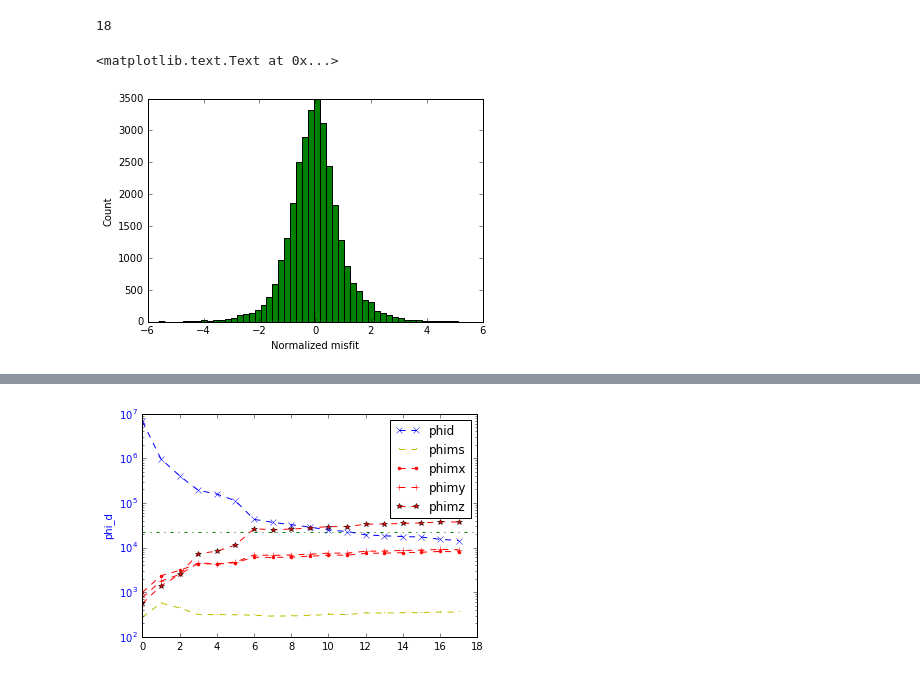
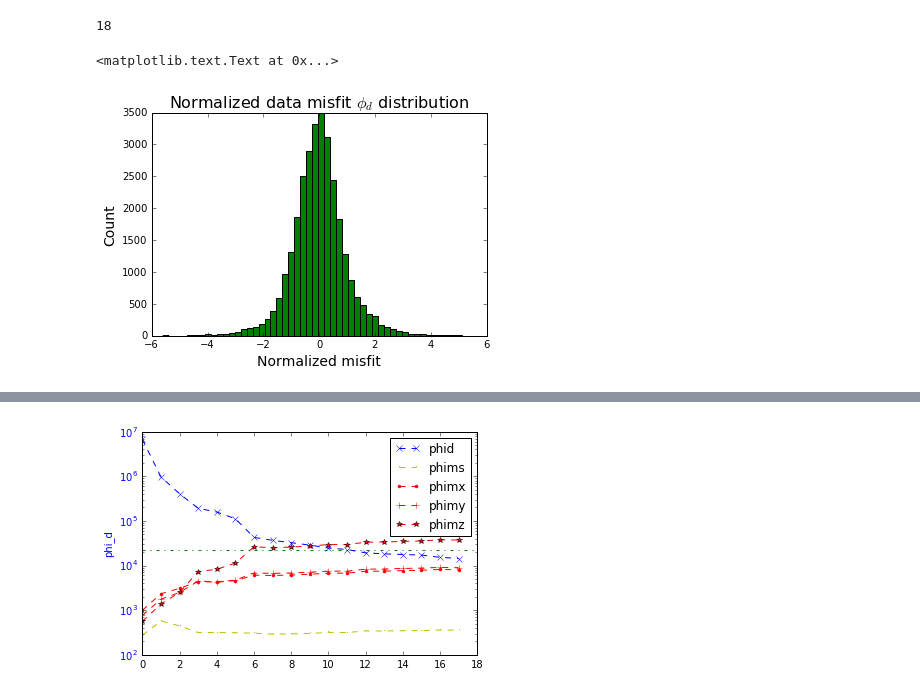
Before and after one commit to simpeg/presentations, a Jupyter notebook: SciPy2016/MTwork/inv3d_HPK1/viewInversionResults.ipynb, the cells around one changed output, grey strips where cells are left out. Saved outputs shown, nothing was run; the diff lists cells and outputs as text; code cells hidden in the pictures.

Commit message:
add images

```diff
--- a/SciPy2016/MTwork/inv3d_HPK1/viewInversionResults.ipynb
+++ b/SciPy2016/MTwork/inv3d_HPK1/viewInversionResults.ipynb
@@ -168,13 +169,14 @@ phi_d = (dpred-dobs)/eps
 # %%
 fig=plt.figure()
 ax=plt.subplot(111)
 
 n = plt.hist(phi_d,bins=50,color='green')
-ax.set_xlabel('Normalized misfit')
-ax.set_ylabel('Count')
+ax.set_xlabel('Normalized misfit',fontsize=14)
+ax.set_ylabel('Count',fontsize=14)
+ax.set_title('Normalized data misfit $\phi_d$ distribution',fontsize=16)
 # %% [output]
 <matplotlib.text.Text at 0x...>
-[figure, old version]
+[figure, new version]
 # %%
 convergeCurves(runT4fFiles)
 # %% [output]
```
Also changed, not shown: parts of 2 cells of this notebook, 2 other files.
